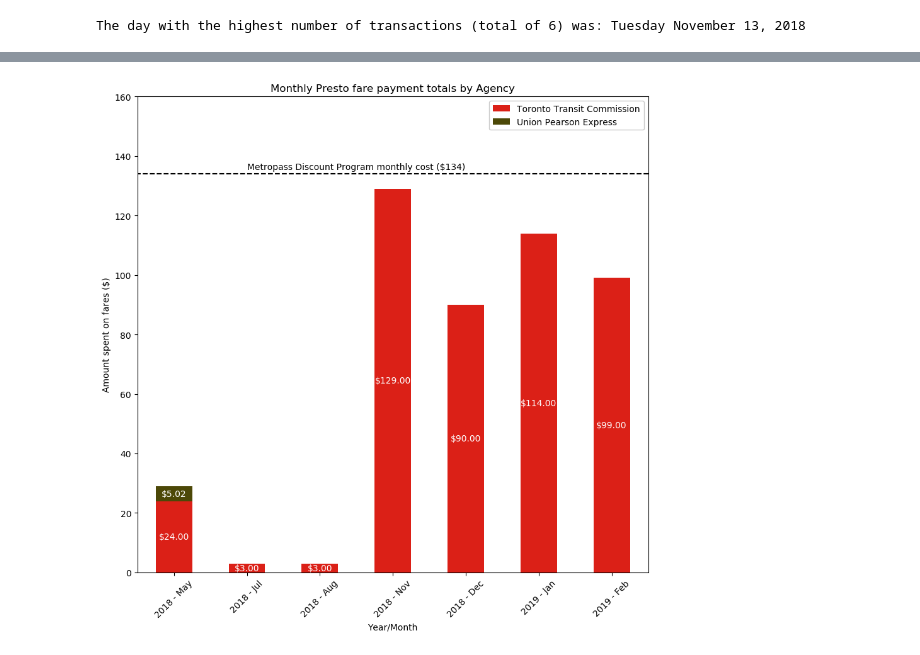
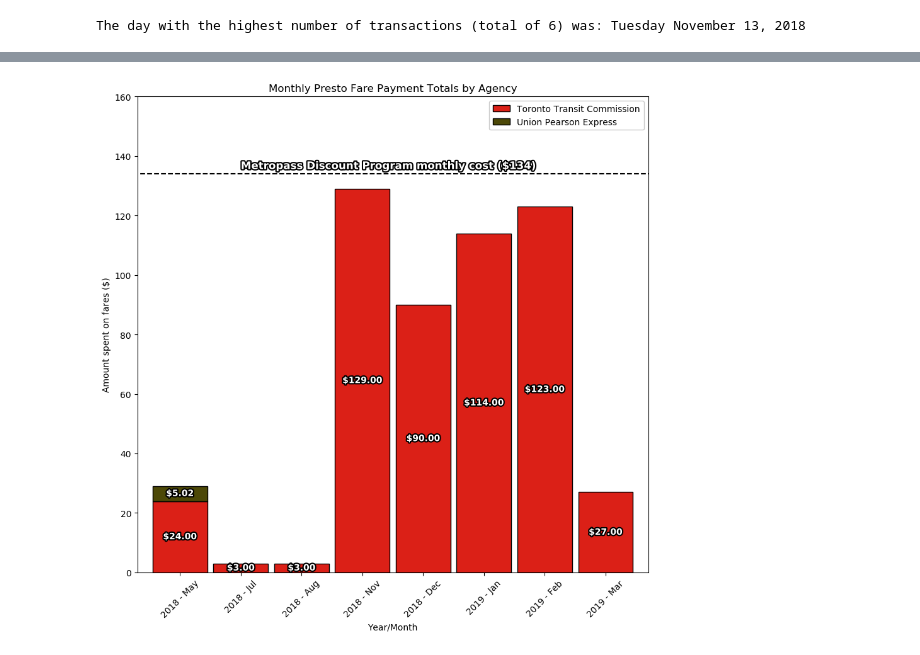
Before and after one commit to m9brady/Presto-EDA, a Jupyter notebook: notebooks/presto_costs.ipynb, the cells around one changed output, grey strips where cells are left out. Drawn from its saved outputs; the diff is of its cells as text; code cells hidden in the pictures.

Commit message:
more transactions, update plot styling

```diff
--- a/notebooks/presto_costs.ipynb
+++ b/notebooks/presto_costs.ipynb
@@ -135,6 +138,8 @@ plot_data.plot(
     kind='bar',
     ax=ax,
     label='',
+    width=0.9,
+    edgecolor='k',
     # map agency to correct colour, dark-grey as default
     color=[agency_colors.get(agency, '#333333') for agency in plot_data.columns],
     stacked=True
@@ -150,34 +155,40 @@ ax.hlines(
 )
 ax.annotate(
     'Metropass Discount Program monthly cost ($134)',
-    (1, 135.5)
+    (1, 135.6),
+    size=12,
+    color='white',
+    weight='bold',
+    path_effects=[pe.withStroke(linewidth=3, foreground='black')]
 )
 
 # add $ values for bar components
 # thanks Tom A. : https://stackoverflow.com/a/25449186
 # thanks xg.plt.py : https://stackoverflow.com/a/50161387
 for p in ax.patches:
     if p.get_height() != 0:
         width, height = p.get_width(), p.get_height()
         x, y = p.get_xy()
         ax.annotate(
             '${:.2f}'.format(height),
             (x + width * 0.5, y + height * 0.5),
             ha='center',
             va='center',
-            color='white'
+            color='white',
+            weight='bold',
+            path_effects=[pe.withStroke(linewidth=3, foreground='black')]
         )
 
 # plot formatting
-ax.set_title('Monthly Presto fare payment totals by Agency')
+ax.set_title('Monthly Presto Fare Payment Totals by Agency')
 ax.set_xticklabels(
     ['%s - %s' % pair for pair in plot_data.index.tolist()],
     rotation = 45
 )
 ax.set_ylabel('Amount spent on fares ($)')
 ax.set_xlabel('Year/Month')
 ax.set_ylim(top=160)
 ax.legend(framealpha=1)
 fig.tight_layout();
 # %% [output]
-[figure, old version]
+[figure, new version]
```
Also changed, not shown: parts of 6 cells of this notebook, 1 other file.
